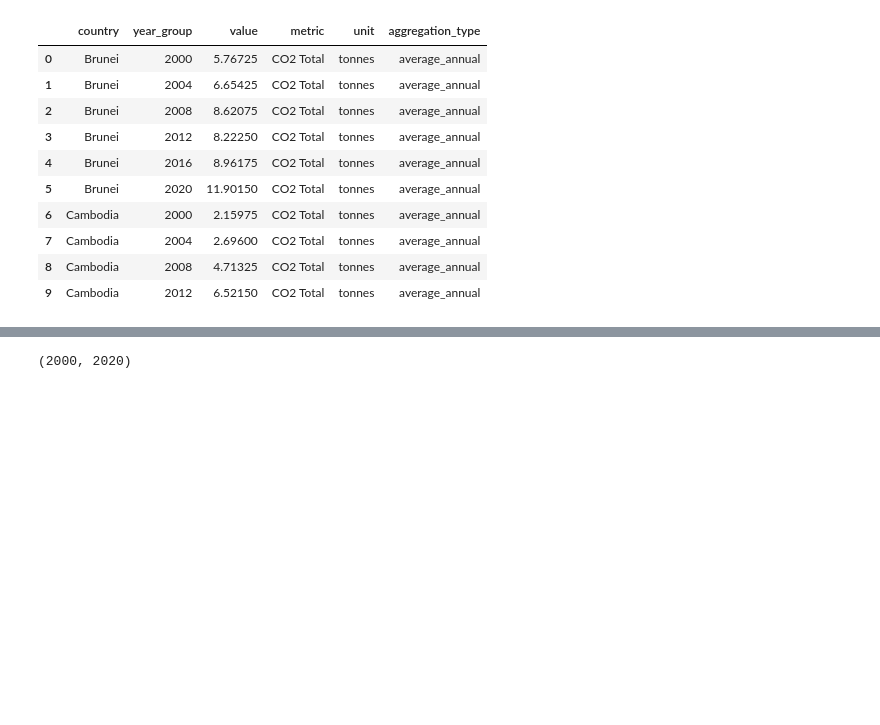
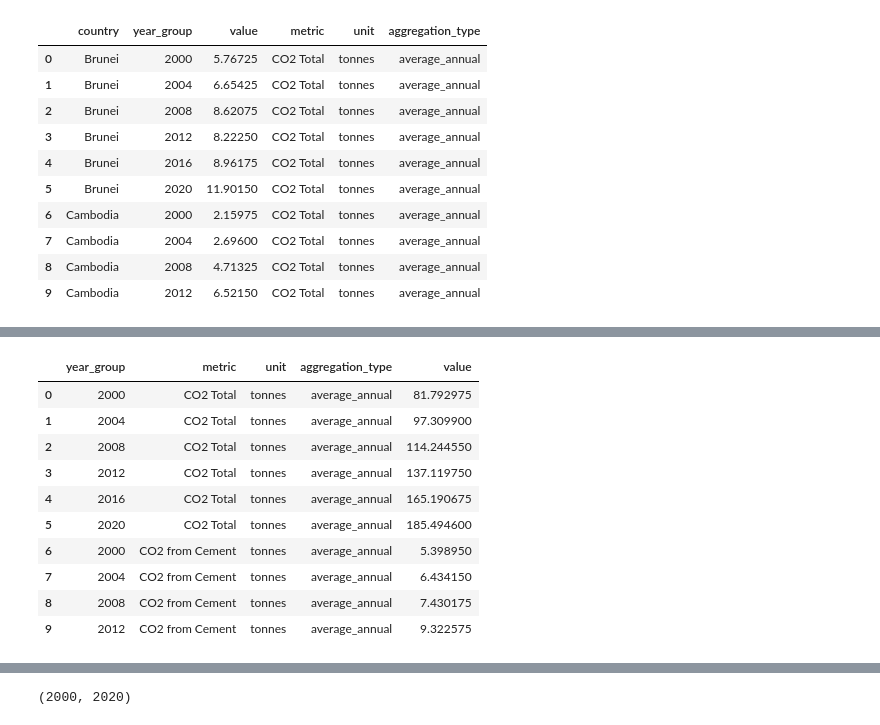
Before and after one commit to AlvitoDwiP/carbon-emission, a Jupyter notebook: notebooks/04_Tableau_ready_dataset.ipynb, the cells around one changed output, grey strips where cells are left out. Saved outputs shown, nothing was run; the diff lists cells and outputs as text; code cells hidden in the pictures; blank space fills up the shorter version.

```diff
--- a/notebooks/04_Tableau_ready_dataset.ipynb
+++ b/notebooks/04_Tableau_ready_dataset.ipynb
@@ -191 +262,22 @@ trend_long.head(10)
+# %%
+asean_average_trend = (
+    trend_long.groupby(["year_group", "metric", "unit", "aggregation_type"], as_index=False)
+    .agg(value=("value", "mean"))
+    .sort_values(["metric", "year_group"])
+    .reset_index(drop=True)
+)
+
+asean_average_trend.head(10)
+# %% [output]
+|  | year_group | metric | unit | aggregation_type | value |
+| 0 | 2000 | CO2 Total | tonnes | average_annual | 81.792975 |
+| 1 | 2004 | CO2 Total | tonnes | average_annual | 97.309900 |
+| 2 | 2008 | CO2 Total | tonnes | average_annual | 114.244550 |
+| 3 | 2012 | CO2 Total | tonnes | average_annual | 137.119750 |
+| 4 | 2016 | CO2 Total | tonnes | average_annual | 165.190675 |
+| 5 | 2020 | CO2 Total | tonnes | average_annual | 185.494600 |
+| 6 | 2000 | CO2 from Cement | tonnes | average_annual | 5.398950 |
+| 7 | 2004 | CO2 from Cement | tonnes | average_annual | 6.434150 |
+| 8 | 2008 | CO2 from Cement | tonnes | average_annual | 7.430175 |
+| 9 | 2012 | CO2 from Cement | tonnes | average_annual | 9.322575 |
 # %% [markdown]
```
Also changed, not shown: parts of 9 cells of this notebook, 2 other files.
